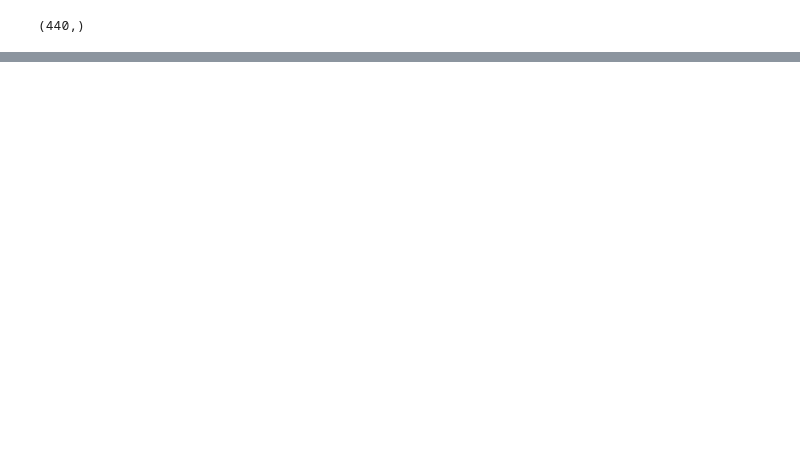
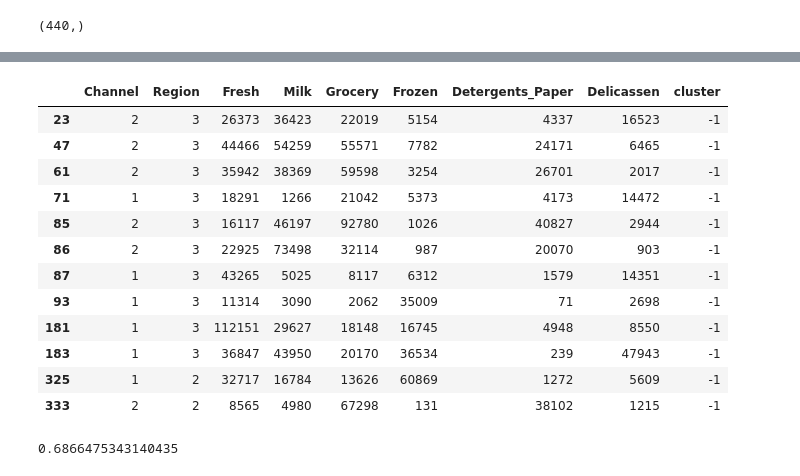
Before and after one commit to Akhilesh2804/python, a Jupyter notebook: DAY_21b.ipynb, the cells around one changed output, grey strips where cells are left out. Saved outputs shown, nothing was run; the diff lists cells and outputs as text; code cells hidden in the pictures; blank space fills up the shorter version.

```diff
--- a/DAY_21b.ipynb
+++ b/DAY_21b.ipynb
@@ -411,0 +488,3 @@ cust_kmeans_data
+# %%
+dbscan = DBSCAN(eps=3.2, min_samples=10)
+dbscan.fit(x)
@@ -411,0 +514,3 @@ cust_kmeans_data
+# %%
+cl=pd.DataFrame(dbscan.labels_,columns=['cluster'])
+df_cluster=pd.concat([df,cl],axis=1)
@@ -411,0 +533,20 @@ cust_kmeans_data
+# %%
+df_cluster[df_cluster['cluster']==-1]
+# %% [output]
+|  | Channel | Region | Fresh | Milk | Grocery | Frozen | Detergents_Paper | Delicassen | cluster |
+| 23 | 2 | 3 | 26373 | 36423 | 22019 | 5154 | 4337 | 16523 | -1 |
+| 47 | 2 | 3 | 44466 | 54259 | 55571 | 7782 | 24171 | 6465 | -1 |
+| 61 | 2 | 3 | 35942 | 38369 | 59598 | 3254 | 26701 | 2017 | -1 |
+| 71 | 1 | 3 | 18291 | 1266 | 21042 | 5373 | 4173 | 14472 | -1 |
+| 85 | 2 | 3 | 16117 | 46197 | 92780 | 1026 | 40827 | 2944 | -1 |
+| 86 | 2 | 3 | 22925 | 73498 | 32114 | 987 | 20070 | 903 | -1 |
+| 87 | 1 | 3 | 43265 | 5025 | 8117 | 6312 | 1579 | 14351 | -1 |
+| 93 | 1 | 3 | 11314 | 3090 | 2062 | 35009 | 71 | 2698 | -1 |
+| 181 | 1 | 3 | 112151 | 29627 | 18148 | 16745 | 4948 | 8550 | -1 |
+| 183 | 1 | 3 | 36847 | 43950 | 20170 | 36534 | 239 | 47943 | -1 |
+| 325 | 1 | 2 | 32717 | 16784 | 13626 | 60869 | 1272 | 5609 | -1 |
+| 333 | 2 | 2 | 8565 | 4980 | 67298 | 131 | 38102 | 1215 | -1 |
+# %%
+silhouette_score(x,dbscan.labels_)
+# %% [output]
+0.6866475343140435
```
Also changed, not shown: parts of 13 cells of this notebook.
